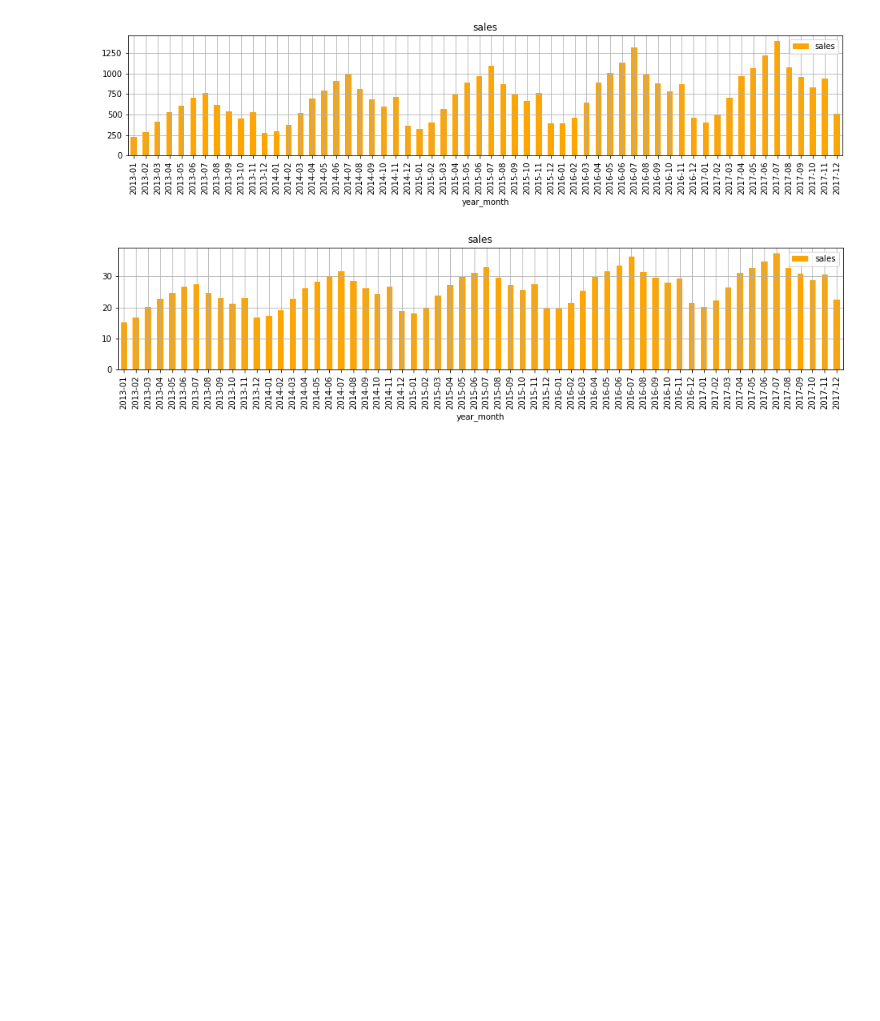
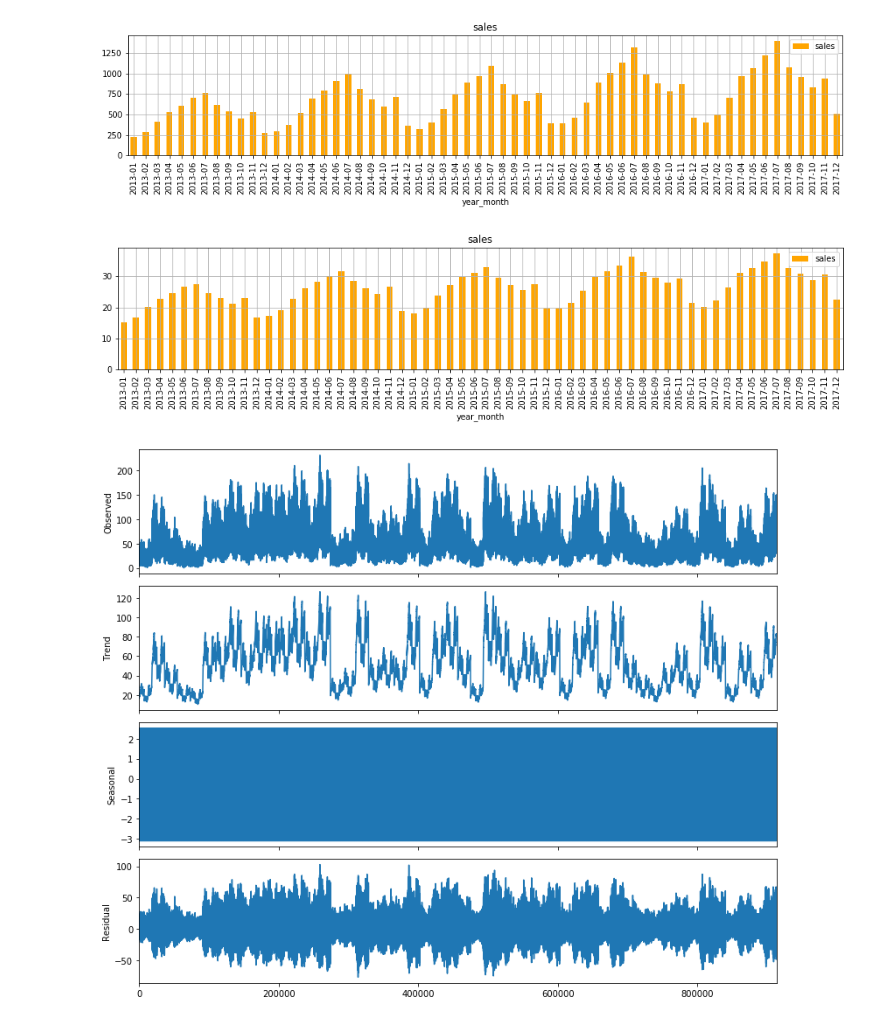
Before and after one commit to lesliechiri/jupyter-forecasting, a Jupyter notebook: Forecasting.ipynb, the cells around one changed output. Cells and saved outputs as stored; diff of their text form; code cells hidden in the pictures; blank space fills up the shorter version.

Commit message:
seasonality and trend

```diff
--- a/Forecasting.ipynb
+++ b/Forecasting.ipynb
@@ -409,3 +411,10 @@ df.groupby('year_month')[['sales']].std().plot(kind='bar', subplots=True, layout
 plt.show()
 # %% [output]
 [figure]
+# %%
+decomposition = sm.tsa.seasonal_decompose(df['sales'],freq=365)
+# %%
+decomposition.plot()
+plt.show()
+# %% [output]
+[figure, added]
```
Also changed, not shown: parts of 1 cell of this notebook.
